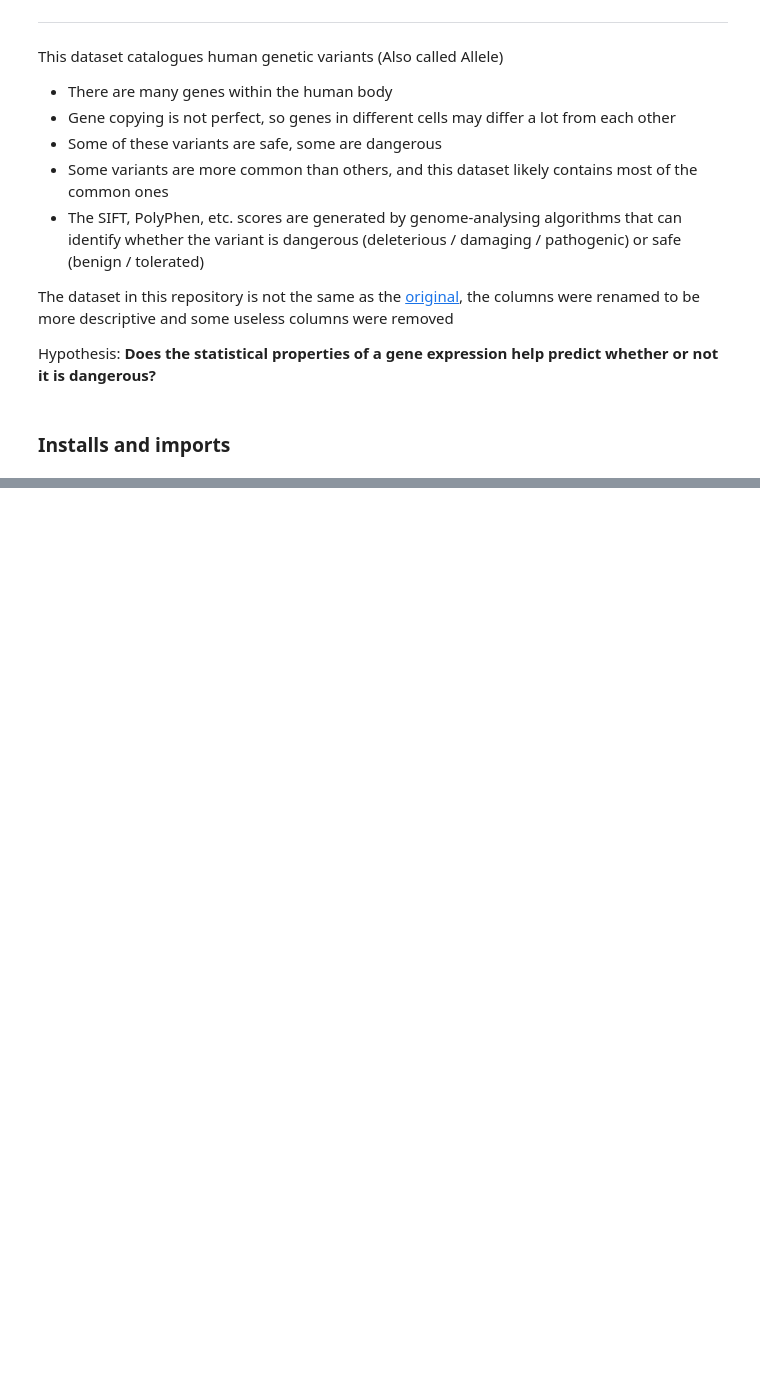
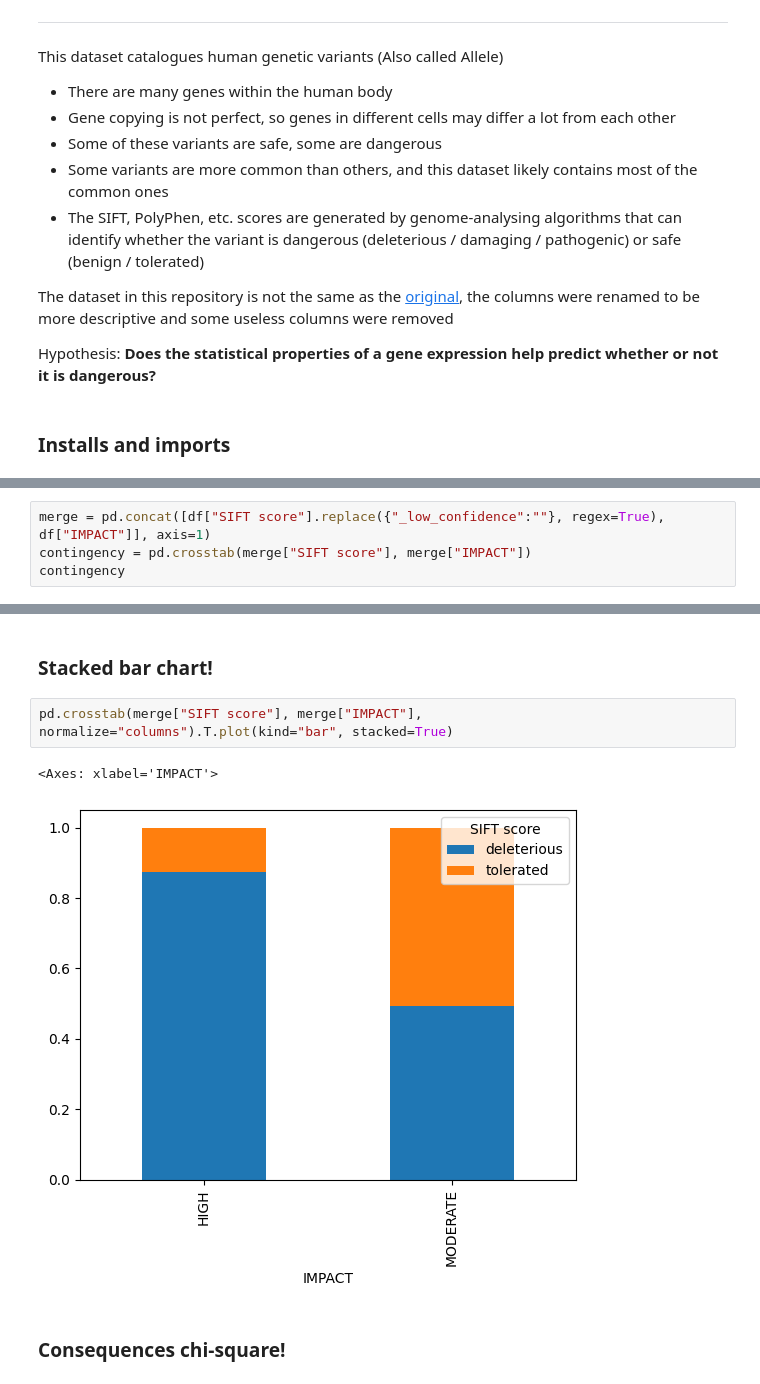
Before and after one commit to echometerain/Stats-Project, a Jupyter notebook: notebook.ipynb, the cells around one changed output, grey strips where cells are left out. Drawn from its saved outputs; the diff is of its cells as text; blank space fills up the shorter version.

```diff
--- a/notebook.ipynb
+++ b/notebook.ipynb
@@ -51,0 +130,4 @@ df.describe()
+# %%
+merge = pd.concat([df["SIFT score"].replace({"_low_confidence":""}, regex=True), df["IMPACT"]], axis=1)
+contingency = pd.crosstab(merge["SIFT score"], merge["IMPACT"])
+contingency
@@ -51,0 +155,9 @@ df.describe()
+# %% [markdown]
+### Stacked bar chart!
+# %%
+pd.crosstab(merge["SIFT score"], merge["IMPACT"], normalize="columns").T.plot(kind="bar", stacked=True)
+# %% [output]
+<Axes: xlabel='IMPACT'>
+[figure, added]
+# %% [markdown]
+### Consequences chi-square!
```
Also changed, not shown: parts of 22 cells of this notebook, 2 other files.
